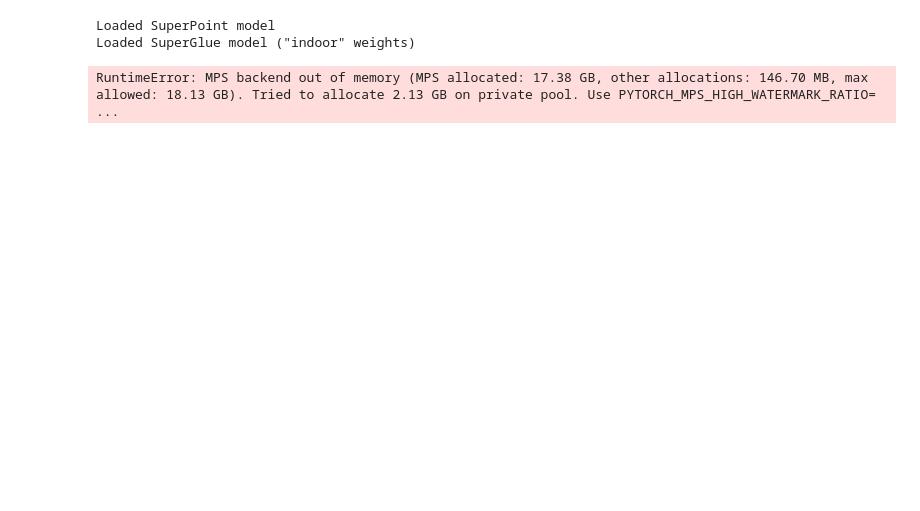
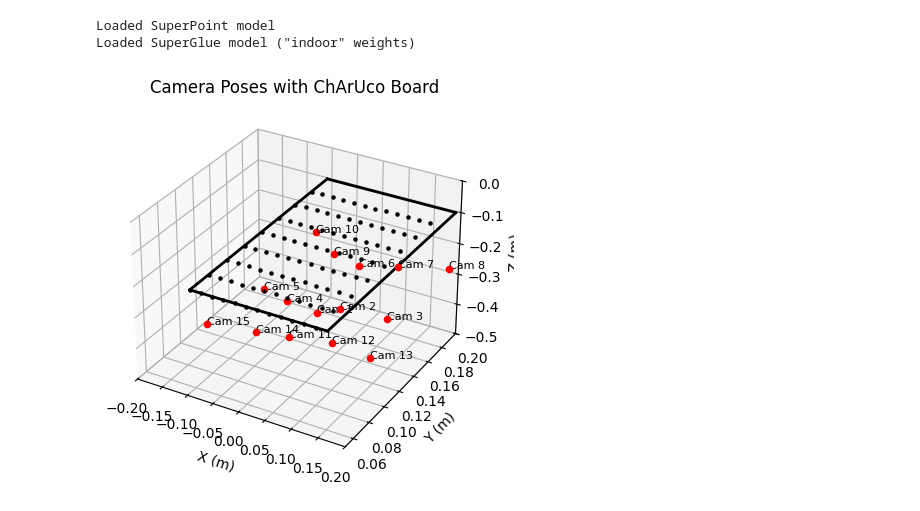
Before and after one commit to ByungWanLim/3D_CV_ICPBL, a Jupyter notebook: superglue.ipynb, the cells around one changed output. Drawn from its saved outputs; the diff is of its cells as text; code cells hidden in the pictures; blank space fills up the shorter version.

```diff
--- a/superglue.ipynb
+++ b/superglue.ipynb
@@ -25,10 +25,12 @@ board = cv2.aruco.CharucoBoard(
     aruco_dict
 )
 
-# 📥 이미지 로딩
 def load_images(folder):
-    return sorted([os.path.join(folder, f) for f in os.listdir(folder) if f.endswith('.jpeg')])
-
+    return sorted(
+        [os.path.join(folder, f) for f in os.listdir(folder) if f.endswith('.jpeg')],
+        key=lambda x: int(os.path.splitext(os.path.basename(x))[0]),
+        # reverse=True
+    )
 # 🔧 SuperGlue 매칭기 초기화
 matching = Matching({
     'superpoint': {'nms_radius': 4, 'keypoint_threshold': 0.005, 'max_keypoints': 1024},
@@ -70,28 +72,64 @@ def estimate_pose(charuco_corners, charuco_ids, board, K, dist):
 def plot_camera_views(poses):
     fig = plt.figure()
     ax = fig.add_subplot(111, projection='3d')
+
+    # 🔴 1. 체커보드 그리기 (Z=0 평면)
+    squares_x, squares_y = 13, 9
+    square_length = 0.02  # meters
+
+    board_corners = np.array([
+        [0, 0, 0],
+        [(squares_x - 1) * square_length, 0, 0],
+        [(squares_x - 1) * square_length, (squares_y - 1) * square_length, 0],
+        [0, (squares_y - 1) * square_length, 0]
+    ])
+    # 보드 외곽선
+    for i in range(4):
+        p1 = board_corners[i]
+        p2 = board_corners[(i + 1) % 4]
+        ax.plot([p1[0], p2[0]], [p1[1], p2[1]], [p1[2], p2[2]], color='k', linewidth=2)
+
+    # 보드 내 코너 점들도 점으로 표시 (선택적)
+    for y in range(squares_y - 1):
+        for x in range(squares_x - 1):
+            cx = x * square_length
+            cy = y * square_length
+            ax.scatter(cx, cy, 0, c='k', s=5)
+
+    # 🔵 2. 카메라 위치 시각화
     for idx, (R, t) in enumerate(poses):
-        cam_center = -R.T @ t
-        ax.scatter(cam_center[0], cam_center[1], cam_center[2], c='r')
-        ax.text(cam_center[0], cam_center[1], cam_center[2], f'Cam {idx}', size=8)
-    ax.set_xlim(-1, 1)
-    ax.set_ylim(-1, 1)
-    ax.set_zlim(-1, 1)
+        cam_center = (-R.T @ t).reshape(-1)
+        x, y, z = cam_center
+        ax.scatter(x, y, z, c='r')
+        ax.text(x, y, z, f'Cam {idx+1}', size=8)
+
+    # 축 범위
+    ax.set_xlim(-0.2, 0.2)
+    ax.set_ylim(0.05, 0.2)
+    ax.set_zlim(-0.5, 0.0)
     ax.set_xlabel("X (m)")
     ax.set_ylabel("Y (m)")
     ax.set_zlabel("Z (m)")
-    ax.set_title("Camera Poses")
+    ax.set_title("Camera Poses with ChArUco Board")
     plt.show()
 
 # === 실행 ===
 image_paths = load_images('./camera_images3')
-K = np.array([[800, 0, 640], [0, 800, 360], [0, 0, 1]], dtype=np.float32)
+size = 1024
+scale = size / 2992  # ≈ 0.3423
+
+K = np.array([
+    [1500 * scale,        0, 2992/2 * scale],
+    [       0,      1500 * scale, 2992/2 * scale],
+    [       0,             0,               1   ]
+], dtype=np.float32)
 dist = np.zeros((5, 1))
 
 poses = []
 
 # 🔹 첫 이미지 → 기준
 ref_img = cv2.imread(image_paths[0], cv2.IMREAD_GRAYSCALE)
+ref_img = cv2.resize(ref_img, (size, size))
 ref_tensor = torch.from_numpy(ref_img / 255.).float()[None, None].to(device)
 
 # 기준 이미지에서 ChArUco 추출
@@ -107,34 +145,35 @@ if ids0 is not None and len(corners0) > 0:
 # 🔄 나머지 이미지들
 for i in tqdm(range(1, len(image_paths))):
     img = cv2.imread(image_paths[i], cv2.IMREAD_GRAYSCALE)
+    img = cv2.resize(img, (size, size))
     tensor = torch.from_numpy(img / 255.).float()[None, None].to(device)
 
     # SuperGlue 매칭 (기준 ref vs 현재 이미지)
     inp = {'image0': ref_tensor, 'image1': tensor}
     pred = matching(inp)
 
     # 결과 추출
     kpts0 = pred['keypoints0'][0].cpu().numpy()
     kpts1 = pred['keypoints1'][0].cpu().numpy()
     matches = pred['matches0'][0].cpu().numpy()
 
     valid = matches > -1
     matched_kpts0 = kpts0[valid]
     matched_kpts1 = kpts1[matches[valid]]
 
     # 현재 이미지에서 ChArUco 추출
     corners, ids, _ = cv2.aruco.detectMarkers(img, aruco_dict)
     if ids is not None and len(corners) > 0:
         _, charuco_corners, charuco_ids = cv2.aruco.interpolateCornersCharuco(corners, ids, img, board)
         if charuco_corners is not None and charuco_ids is not None and len(charuco_ids) >= 4:
             success, rvec, tvec = estimate_pose(charuco_corners, charuco_ids, board, K, dist)
             if success:
                 R, _ = cv2.Rodrigues(rvec)
                 poses.append((R, tvec))
 
 # 📊 모든 pose 시각화
 plot_camera_views(poses)
 # %% [output]
 Loaded SuperPoint model
 Loaded SuperGlue model ("indoor" weights)
-RuntimeError: MPS backend out of memory (MPS allocated: 17.38 GB, other allocations: 146.70 MB, max allowed: 18.13 GB). Tried to allocate 2.13 GB on private pool. Use PYTORCH_MPS_HIGH_WATERMARK_RATIO= ...
+[figure, added]
```
